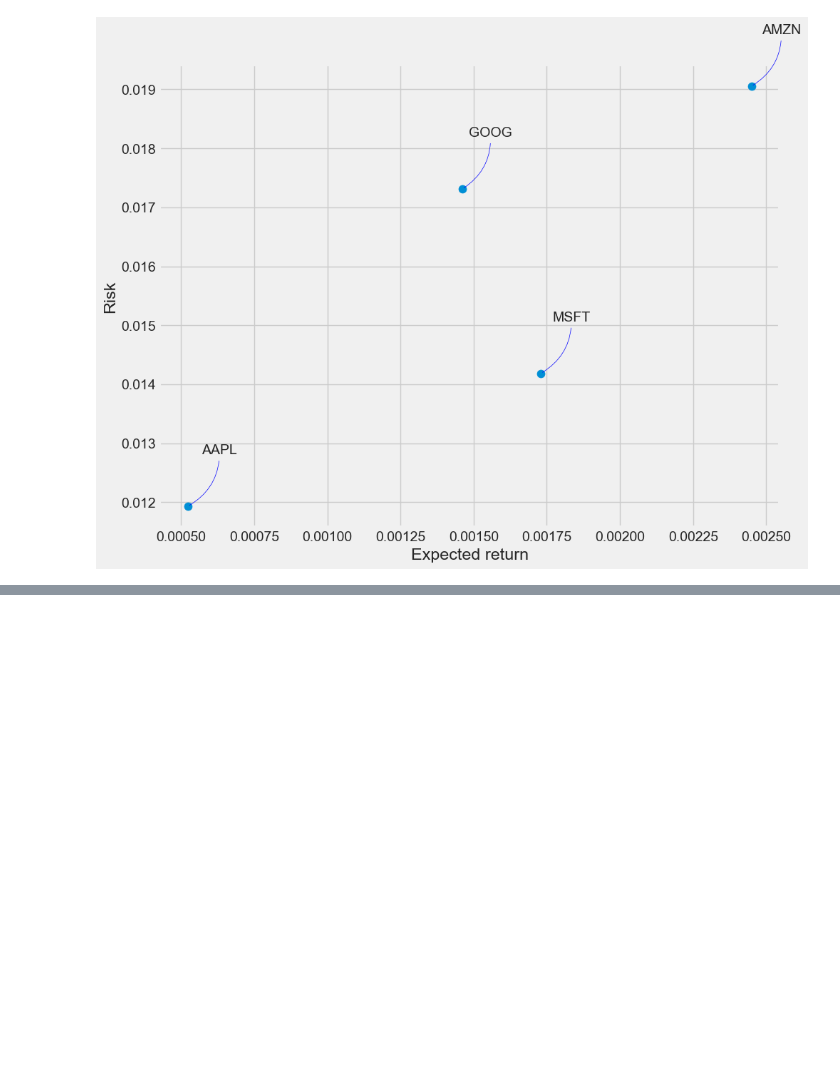
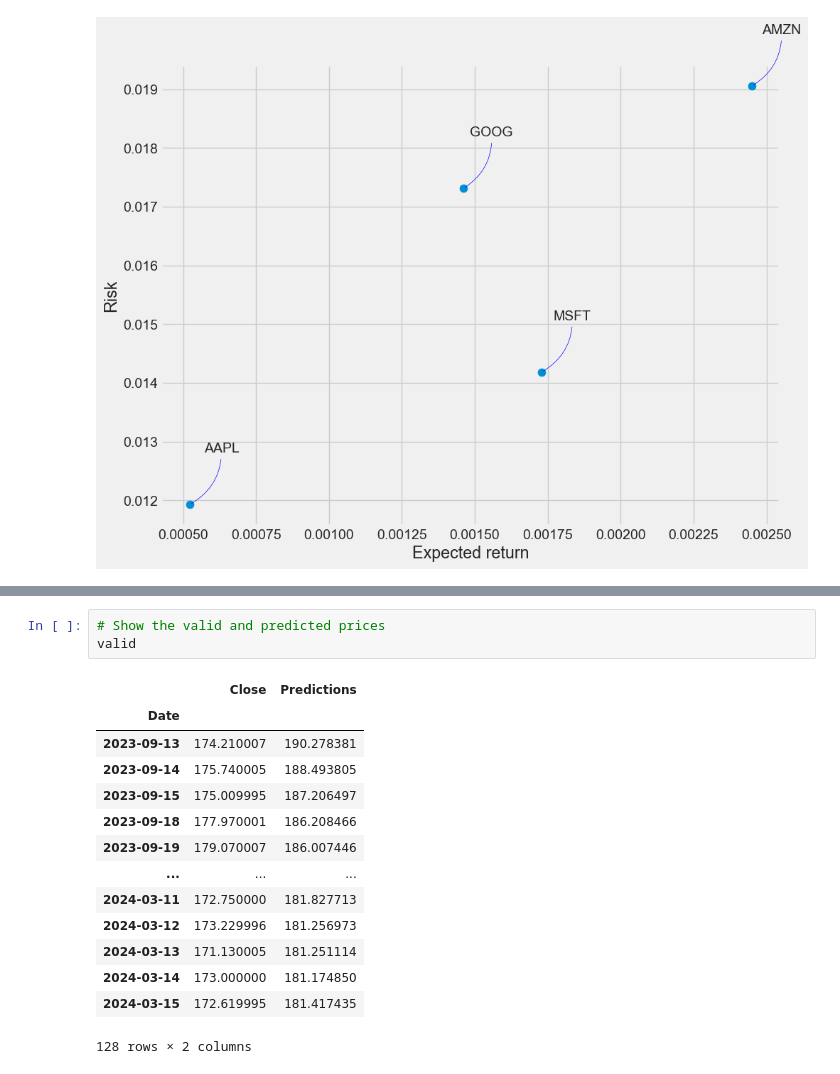
Before and after one commit to DURGABHAVANI66/Stock-Market-Analysis-and-Prediction-using-LSTM, a Jupyter notebook: code.ipynb, the cells around one changed output, grey strips where cells are left out. Saved outputs shown, nothing was run; the diff lists cells and outputs as text; blank space fills up the shorter version.

```diff
--- a/code.ipynb
+++ b/code.ipynb
@@ -492,0 +709,18 @@ for label, x, y in zip(rets.columns, rets.mean(), rets.std()):
+# %%
+# Show the valid and predicted prices
+valid
+# %% [output]
+|  | Close | Predictions |
+| Date |  |  |
+| 2023-09-13 | 174.210007 | 190.278381 |
+| 2023-09-14 | 175.740005 | 188.493805 |
+| 2023-09-15 | 175.009995 | 187.206497 |
+| 2023-09-18 | 177.970001 | 186.208466 |
+| 2023-09-19 | 179.070007 | 186.007446 |
+| ... | ... | ... |
+| 2024-03-11 | 172.750000 | 181.827713 |
+| 2024-03-12 | 173.229996 | 181.256973 |
+| 2024-03-13 | 171.130005 | 181.251114 |
+| 2024-03-14 | 173.000000 | 181.174850 |
+| 2024-03-15 | 172.619995 | 181.417435 |
+128 rows × 2 columns
```
Also changed, not shown: parts of 31 cells of this notebook.
